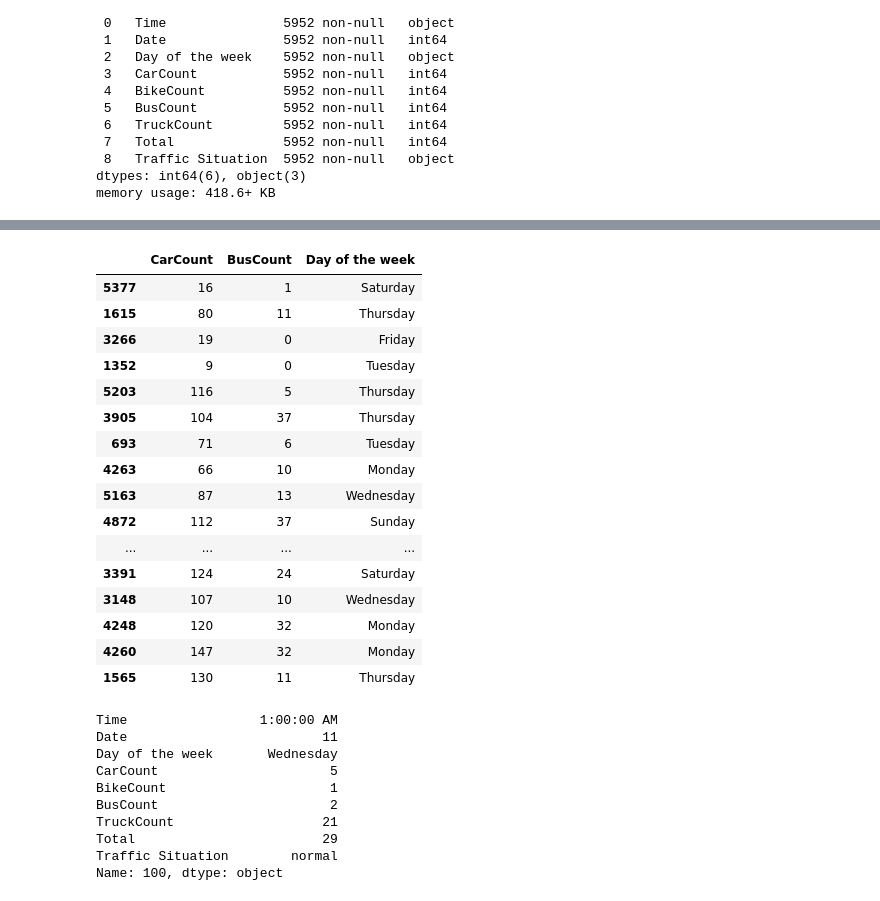
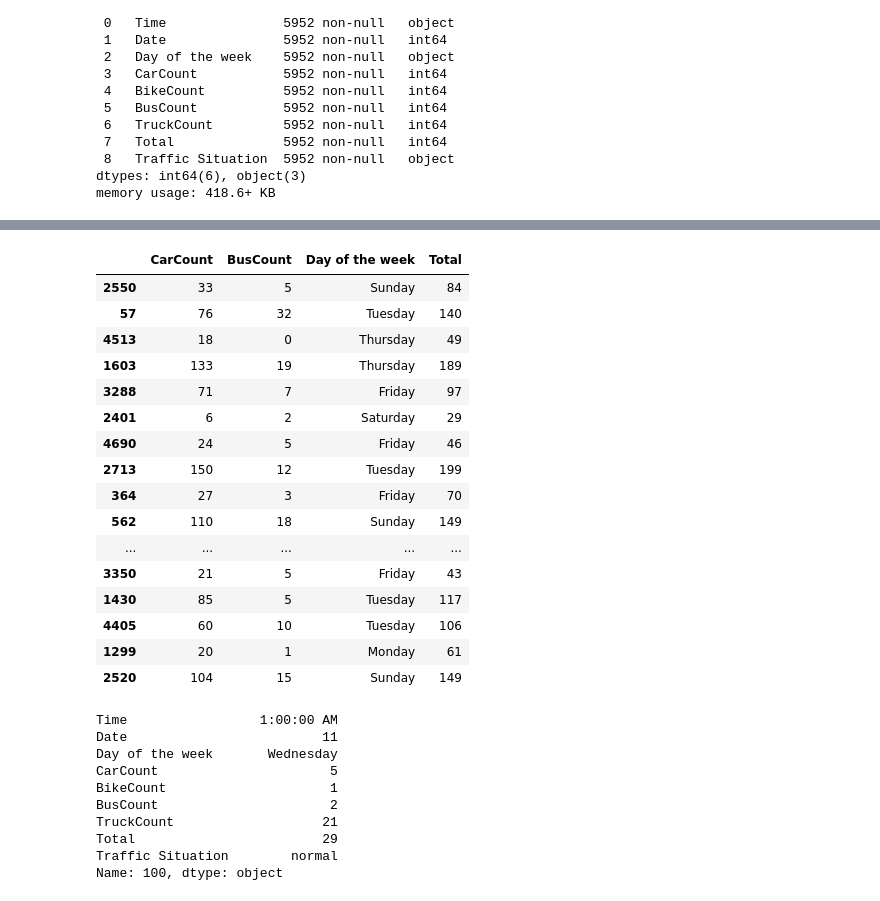
Before and after one commit to TariqAlhathloul/T55_DataScienceBootCamp, a Jupyter notebook: DataScienceBootCamp/DataSelection.ipynb, the cells around one changed output, grey strips where cells are left out. Drawn from its saved outputs; the diff is of its cells as text; code cells hidden in the pictures.

```diff
--- a/DataScienceBootCamp/DataSelection.ipynb
+++ b/DataScienceBootCamp/DataSelection.ipynb
@@ -36,25 +38,25 @@ plt.show()
 # %%
 # select mulitable columns
-multiableCol = df[['CarCount', 'BusCount', 'Day of the week']]
+multiableCol = df[['CarCount', 'BusCount', 'Day of the week', 'Total']]
 multiableCol.sample(20)
 # %% [output]
-|  | CarCount | BusCount | Day of the week |
-| 5377 | 16 | 1 | Saturday |
-| 1615 | 80 | 11 | Thursday |
-| 3266 | 19 | 0 | Friday |
-| 1352 | 9 | 0 | Tuesday |
-| 5203 | 116 | 5 | Thursday |
-| 3905 | 104 | 37 | Thursday |
-| 693 | 71 | 6 | Tuesday |
-| 4263 | 66 | 10 | Monday |
-| 5163 | 87 | 13 | Wednesday |
-| 4872 | 112 | 37 | Sunday |
-| ... | ... | ... | ... |
-| 3391 | 124 | 24 | Saturday |
-| 3148 | 107 | 10 | Wednesday |
-| 4248 | 120 | 32 | Monday |
-| 4260 | 147 | 32 | Monday |
-| 1565 | 130 | 11 | Thursday |
+|  | CarCount | BusCount | Day of the week | Total |
+| 2550 | 33 | 5 | Sunday | 84 |
+| 57 | 76 | 32 | Tuesday | 140 |
+| 4513 | 18 | 0 | Thursday | 49 |
+| 1603 | 133 | 19 | Thursday | 189 |
+| 3288 | 71 | 7 | Friday | 97 |
+| 2401 | 6 | 2 | Saturday | 29 |
+| 4690 | 24 | 5 | Friday | 46 |
+| 2713 | 150 | 12 | Tuesday | 199 |
+| 364 | 27 | 3 | Friday | 70 |
+| 562 | 110 | 18 | Sunday | 149 |
+| ... | ... | ... | ... | ... |
+| 3350 | 21 | 5 | Friday | 43 |
+| 1430 | 85 | 5 | Tuesday | 117 |
+| 4405 | 60 | 10 | Tuesday | 106 |
+| 1299 | 20 | 1 | Monday | 61 |
+| 2520 | 104 | 15 | Sunday | 149 |
 # %%
 # slice a specific row by it's integer value
 row = df.iloc[100]
```
Also changed, not shown: parts of 7 cells of this notebook, 2 other files.
